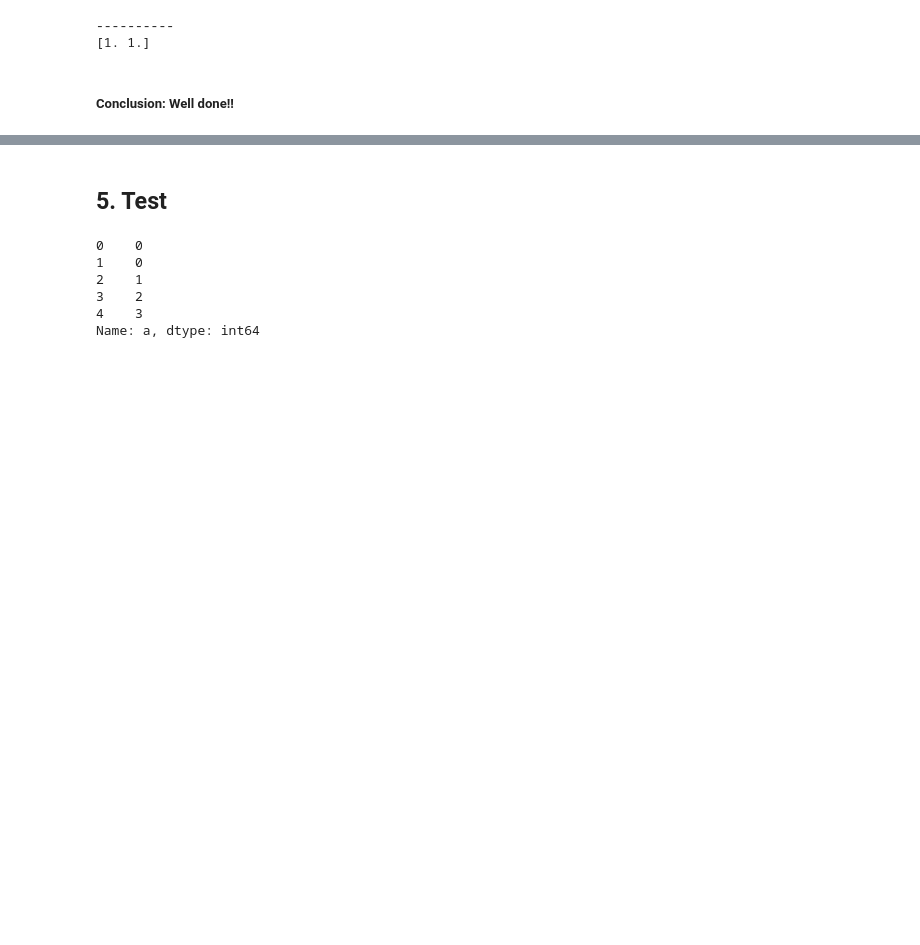
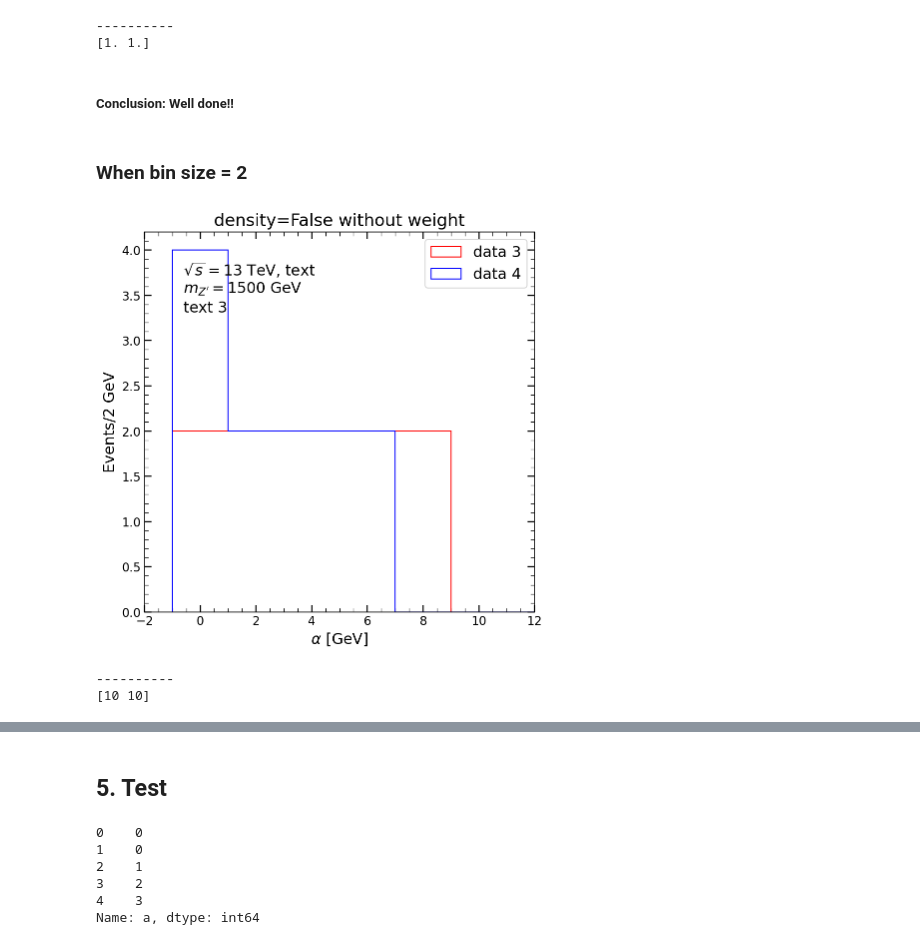
Before and after one commit to YW-Hsiao/svj_setting_master, a Jupyter notebook: test_plotting/test_3_plotting.ipynb, the cells around one changed output, grey strips where cells are left out. Saved outputs shown, nothing was run; the diff lists cells and outputs as text; code cells hidden in the pictures; blank space fills up the shorter version.

```diff
--- a/test_plotting/test_3_plotting.ipynb
+++ b/test_plotting/test_3_plotting.ipynb
@@ -193,8 +194,11 @@ df_3
 # %%
 # define global variables
 binning = np.linspace(0, 10, 11)
+binning_2 = np.linspace(0, 20, 11)
+binning_5 = np.linspace(0, 50, 11)
 color = ['red', 'blue']
 label = ['data 3', 'data 4']
+full_1 = np.full(10, 1)
 text = [r'$\sqrt{s} = 13$ TeV, text', r'$m_{Z^\prime} = 1500$ GeV', 'text 3']
 text_xy=(0.1, 0.9)
 # %%
@@ -276,3 +280,20 @@ print(np.sum(hist, axis=1))
 [1. 1.]
 # %% [markdown]
 ##### Conclusion: Well done!!
+# %% [markdown]
+### When bin size = 2
+# %%
+# 01. basic histogram with bin size = 2
+hist, bins = plotting('a', [df_3, df_4], binning_2, color, label,
+                      align='left',
+                      set_title='density=False without weight',
+                      xlabel=r'$\alpha$ [GeV]', ylabel='Events/2 GeV',
+                      xlim=(-2, 12),
+                      text=text, text_xy=text_xy,
+                      savefig='./figures_test_3/fig_01-bins2-basic.pdf')
+print('-'*10)
+print(np.sum(hist, axis=1))
+# %% [output]
+[figure, added]
+----------
+[10 10]
```
Also changed, not shown: parts of 18 cells of this notebook, 14 other files.
